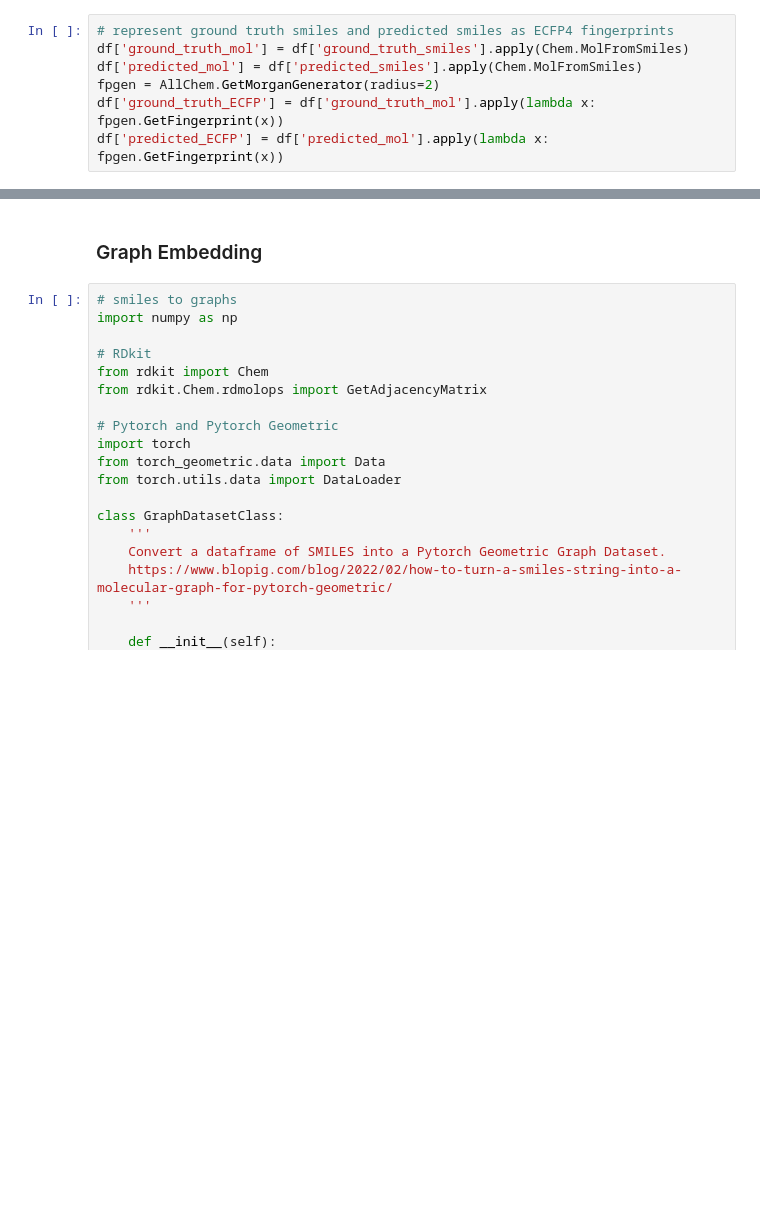
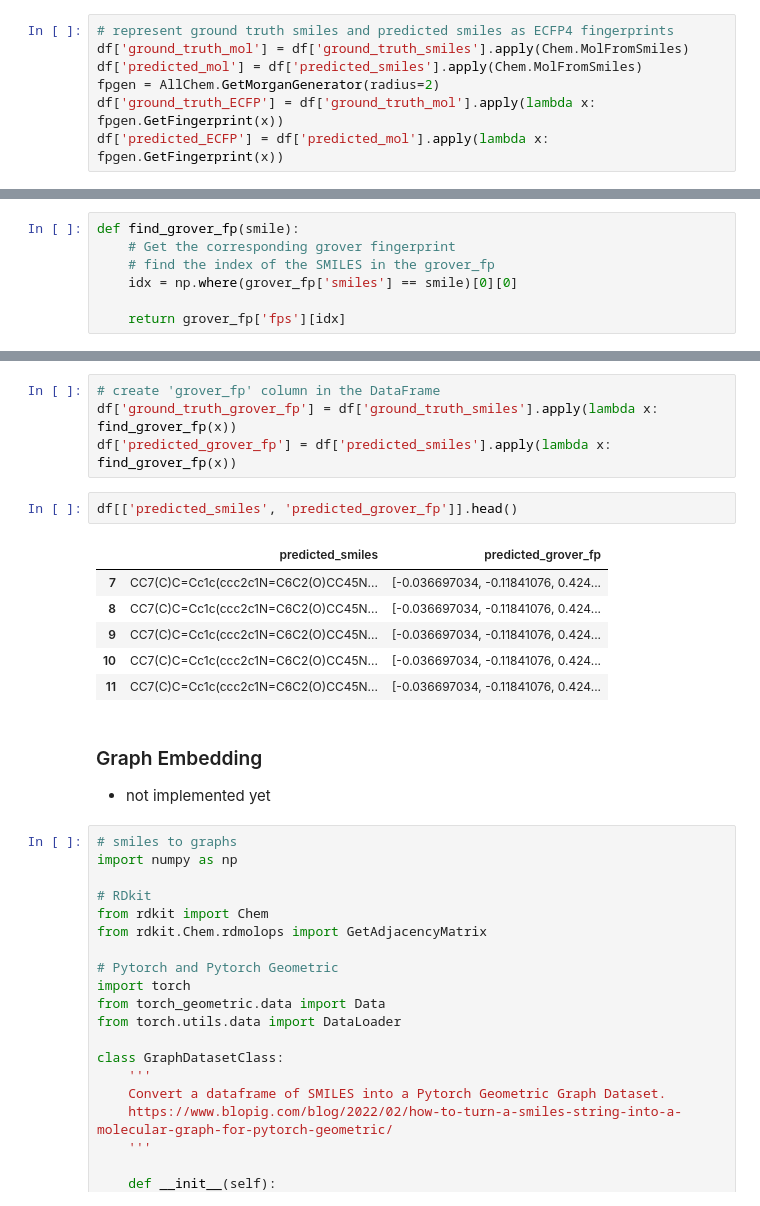
Before and after one commit to davidkubanek/biohack, a Jupyter notebook: scripts/1_feature_extraction.ipynb, the cells around one changed output, grey strips where cells are left out. Drawn from its saved outputs; the diff is of its cells as text; blank space fills up the shorter version.

```diff
--- a/scripts/1_feature_extraction.ipynb
+++ b/scripts/1_feature_extraction.ipynb
@@ -243,0 +297,7 @@ df['predicted_ECFP'] = df['predicted_mol'].apply(lambda x: fpgen.GetFingerprint(
+# %%
+def find_grover_fp(smile):
+    # Get the corresponding grover fingerprint
+    # find the index of the SMILES in the grover_fp
+    idx = np.where(grover_fp['smiles'] == smile)[0][0]
+
+    return grover_fp['fps'][idx]
@@ -244,5 +310,19 @@ df['predicted_ECFP'] = df['predicted_mol'].apply(lambda x: fpgen.GetFingerprint(
+# %%
+# create 'grover_fp' column in the DataFrame
+df['ground_truth_grover_fp'] = df['ground_truth_smiles'].apply(lambda x: find_grover_fp(x))
+df['predicted_grover_fp'] = df['predicted_smiles'].apply(lambda x: find_grover_fp(x))
+# %%
+df[['predicted_smiles', 'predicted_grover_fp']].head()
+# %% [output]
+|  | predicted_smiles | predicted_grover_fp |
+| 7 | CC7(C)C=Cc1c(ccc2c1N=C6C2(O)CC45N... | [-0.036697034, -0.11841076, 0.424... |
+| 8 | CC7(C)C=Cc1c(ccc2c1N=C6C2(O)CC45N... | [-0.036697034, -0.11841076, 0.424... |
+| 9 | CC7(C)C=Cc1c(ccc2c1N=C6C2(O)CC45N... | [-0.036697034, -0.11841076, 0.424... |
+| 10 | CC7(C)C=Cc1c(ccc2c1N=C6C2(O)CC45N... | [-0.036697034, -0.11841076, 0.424... |
+| 11 | CC7(C)C=Cc1c(ccc2c1N=C6C2(O)CC45N... | [-0.036697034, -0.11841076, 0.424... |
 # %% [markdown]
 ### Graph Embedding
+- not implemented yet
 # %%
 # smiles to graphs
 import numpy as np
```
Also changed, not shown: parts of 7 cells of this notebook, 6 other files.
